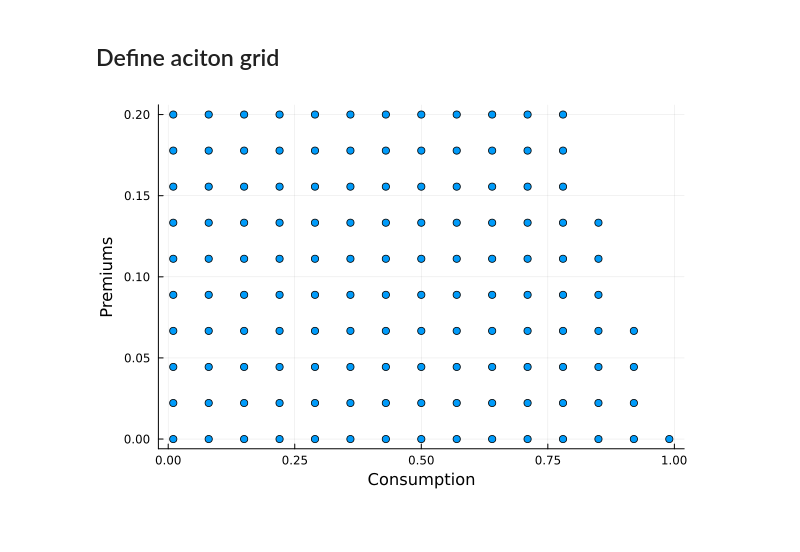
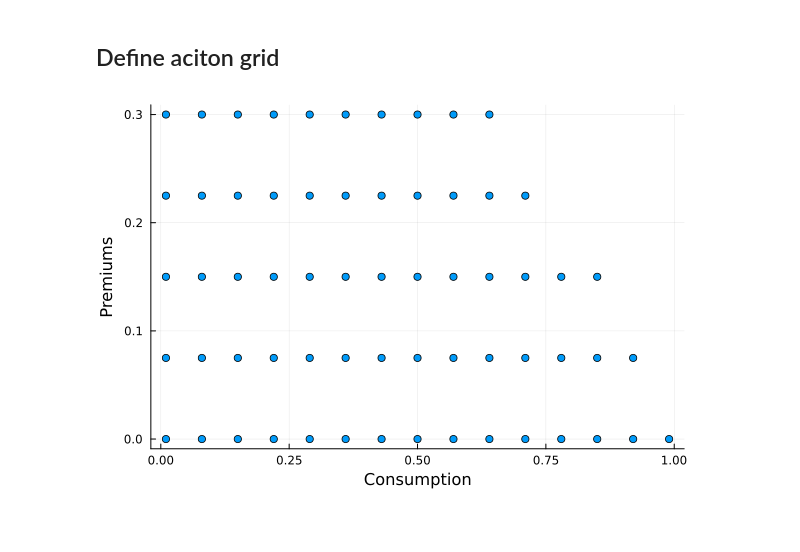
Before and after one commit to Jack-H-Buckner/FisheriesInsuranceModel, a Jupyter notebook: index_model/test_intermidiate.ipynb, the cells around one changed output. Saved outputs shown, nothing was run; the diff lists cells and outputs as text; code cells hidden in the pictures.

```diff
--- a/index_model/test_intermidiate.ipynb
+++ b/index_model/test_intermidiate.ipynb
@@ -92,20 +90,20 @@ nothing
 # %%
 κmin = 0.01; κmax = 0.99; Nκ = 15
 κ_grid = κmin:((κmax-κmin)/(Nκ-1)):κmax
-ηmin = 0.0; ηmax=0.2; Nη = 10
+ηmin = 0.0; ηmax=0.3; Nη = 5
 η_grid = ηmin:((ηmax-ηmin)/(Nη-1)):ηmax
 action_grid = [κ_grid,η_grid]
 
 # plot grid
 k=0; u_grid = zeros(2,length(κ_grid)*length(η_grid))
 for (i,j) in Iterators.product(1:length(κ_grid),1:length(η_grid))
     k +=1
     u_grid[:,k] = vcat(κ_grid[i],η_grid[j])
 end
 u_grid=u_grid[:,reshape(mapslices(sum,u_grid,dims = 1).<=1,length(κ_grid)*length(η_grid))]
 Plots.scatter(u_grid[1,:],u_grid[2,:], xlabel = "Consumption", ylabel= "Premiums", label = "")
 # %% [output]
-[figure, old version]
+[figure, new version]
 # %% [markdown]
 #
 # %% [markdown]
```
Also changed, not shown: parts of 15 cells of this notebook, 35 other files.
